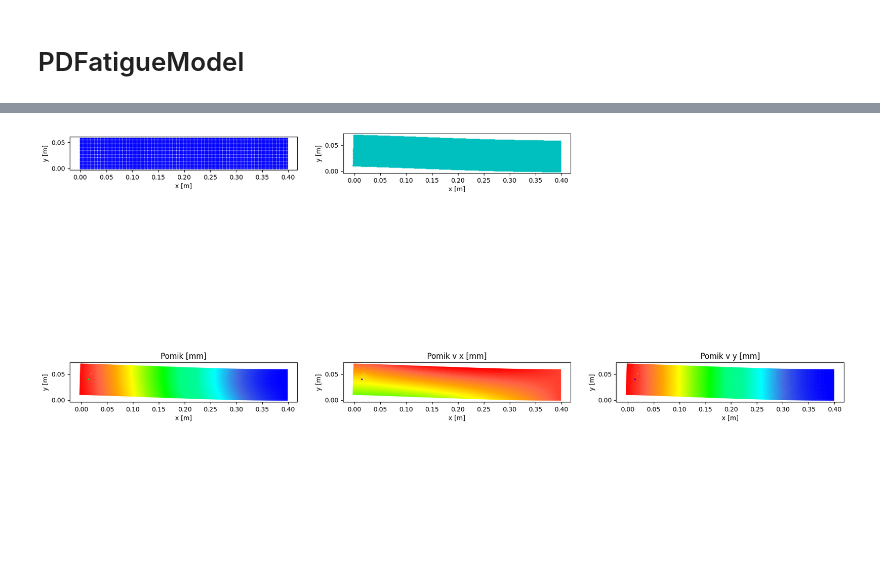
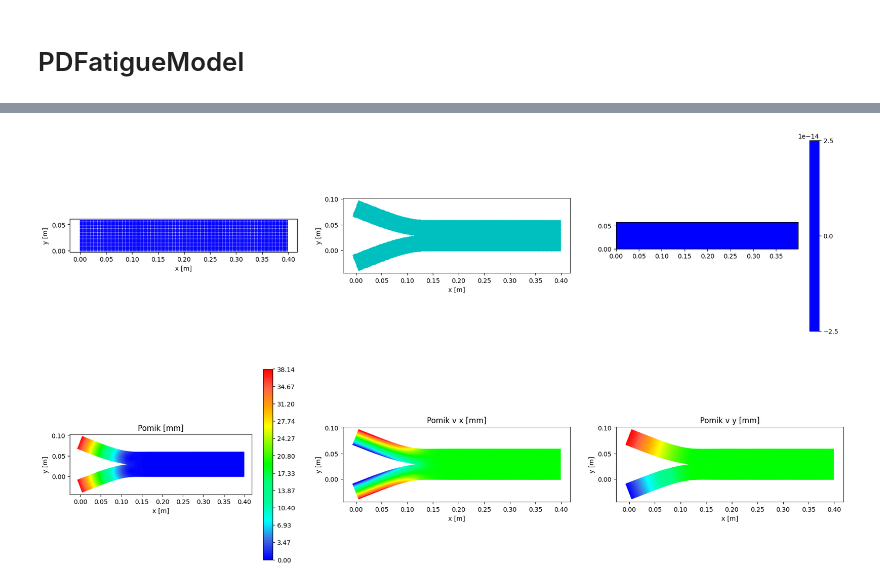
Before and after one commit to fjerenec/Verse2, a Jupyter notebook: main/DCB-test.ipynb, the cells around one changed output, grey strips where cells are left out. Drawn from its saved outputs; the diff is of its cells as text; code cells hidden in the pictures; blank space fills up the shorter version.

```diff
--- a/main/DCB-test.ipynb
+++ b/main/DCB-test.ipynb
@@ -255,7 +282,7 @@ plt.grid(True)
 # %%
 solver = PDFatigueSolver(numModel=model0)
-solver.FID.num_max_it = 2
-solver.solve_for_eq3()
+solver.FID.num_max_it = 10
+solver.solve_for_eq3() # change the BCvec!!! Roght now its only a temporary fix!!! The last input in the BC vec was wrong somehow!
 #forceDensVec = solver.solve_lin_sys(disps = disps.flatten())
 # %% [output]
 Iteration 0
@@ -271,6 +308,13 @@ coordVecNew4 = coordVec + disp
 # coordVecNew4 = displaced_coordVec
 # disp = disps
 # %%
+point_damage = np.zeros_like(solver.FID.n_neighbors)
+bond_life = solver.FID.curLiveBonds
+strt = solver.FID.start_idx
+end = solver.FID.end_idx
+for point in range(solver.FID.coordVec.shape[0]):
+    point_damage[point] = 1-np.sum(bond_life[strt[point]:end[point]])/solver.FID.n_neighbors[point]
+
 # bond_stifnesses = solver.gen_bond_stiffness_matrices()
 # bond_displacement_diff = solver.gen_bond_displacement_vecs(disps)
 # force_dens_vecs = pddo.generate_force_dens_vecs(bond_stifnesses,bond_displacement_diff)
@@ -304,13 +348,13 @@ plt.xlabel("x [m]")
 plt.ylabel("y [m]")
 
 ##Strain energy density
-# ax5 = fig1.add_subplot(2,3,3)
-# # sc5 = ax5.tricontourf(coordVec[:,0],coordVec[:,1],point_SED/1_000_000,cmap=mycmap,vmin = 719, vmax =821)#,c=point_SED)
+ax5 = fig1.add_subplot(2,3,3)
+sc5 = ax5.tricontourf(coordVec[:,0],coordVec[:,1],point_damage,cmap=mycmap,vmin = 0, vmax =0.5)#,c=point_SED)
 
 # # ax5.set_ylim(0.015,0.025)
-# ax5.set_aspect("1")
+ax5.set_aspect("1")
 # plt.title("SED [N/mm**2]")
-# # plt.colorbar(sc5)
+plt.colorbar(sc5)
 # plt.xlabel("x [m]")
 # plt.ylabel("y [m]")
 
@@ -331,36 +375,36 @@ plt.title("Pomik [mm]")
 plt.xlabel("x [m]")
 plt.ylabel("y [m]")
 v= np.linspace(np.min(h),np.max(h),12,endpoint=True)
-# plt.colorbar(sc,ticks=v)
+plt.colorbar(sc,ticks=v)
 
 ##Pomiki X
 ax3 = fig1.add_subplot(2,3,5)
 ax3.set_aspect("1")
 # h1 = disp[:totint,0]*1000
 h1 = disp[:tottop,0]*1000
 vm=h1#np.max(disp[:tottop,0])
 cm1 = plt.cm.get_cmap('RdYlBu')
 sc1 = ax3.scatter(coordVecNew4[:,0],coordVecNew4[:,1],s=s,c=h1[:],cmap=mycmap)
 plt.title("Pomik v x [mm]")
 plt.xlabel("x [m]")
 plt.ylabel("y [m]")
 v1= np.linspace(np.min(h1),np.max(h1),12,endpoint=True)
 # plt.colorbar(sc1,ticks=v1)
 
 ##Pomiki Y
 ax4 = fig1.add_subplot(2,3,6)
 ax4.set_aspect("1")
 h2 = disp[:,1]*1000
 cm2 = plt.cm.get_cmap('RdYlBu')
 #sc2 = plt.scatter(coordVecNew4[:,0],coordVecNew4[:,1],s=s,c=h2[:],cmap=mycmap)
 sc2 = plt.scatter(coordVecNew4[:,0],coordVecNew4[:,1],s=s,c=h2[:],cmap=mycmap)
 plt.title("Pomik v y [mm]")
 plt.xlabel("x [m]")
 plt.ylabel("y [m]")
 v2= np.linspace(np.min(h2),np.max(h2),12,endpoint=True)
 # plt.colorbar(sc2,ticks=v2)
 # %% [output]
-[figure, old version]
+[figure, new version]
 # %%
 # fig = plt.figure(figsize=(15,10))
 # axs = fig.add_subplot()
```
Also changed, not shown: parts of 11 cells of this notebook, 4 other files.
